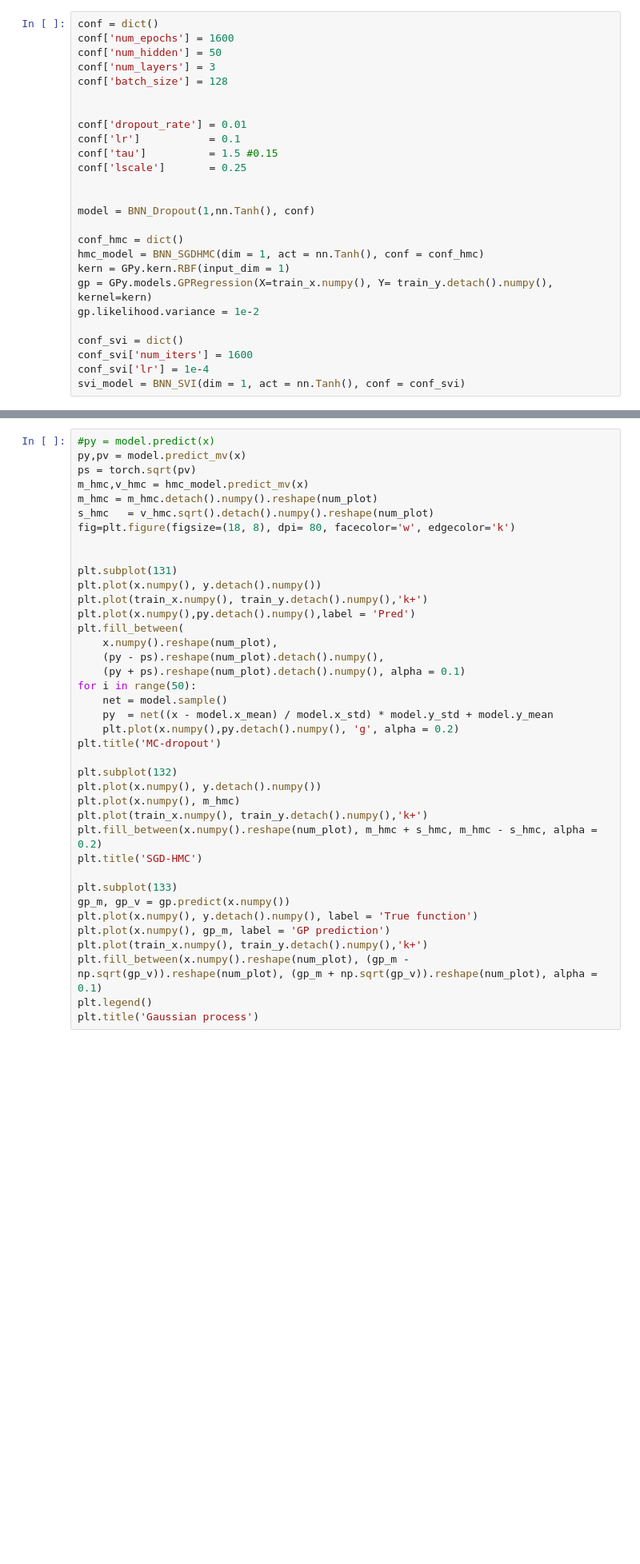
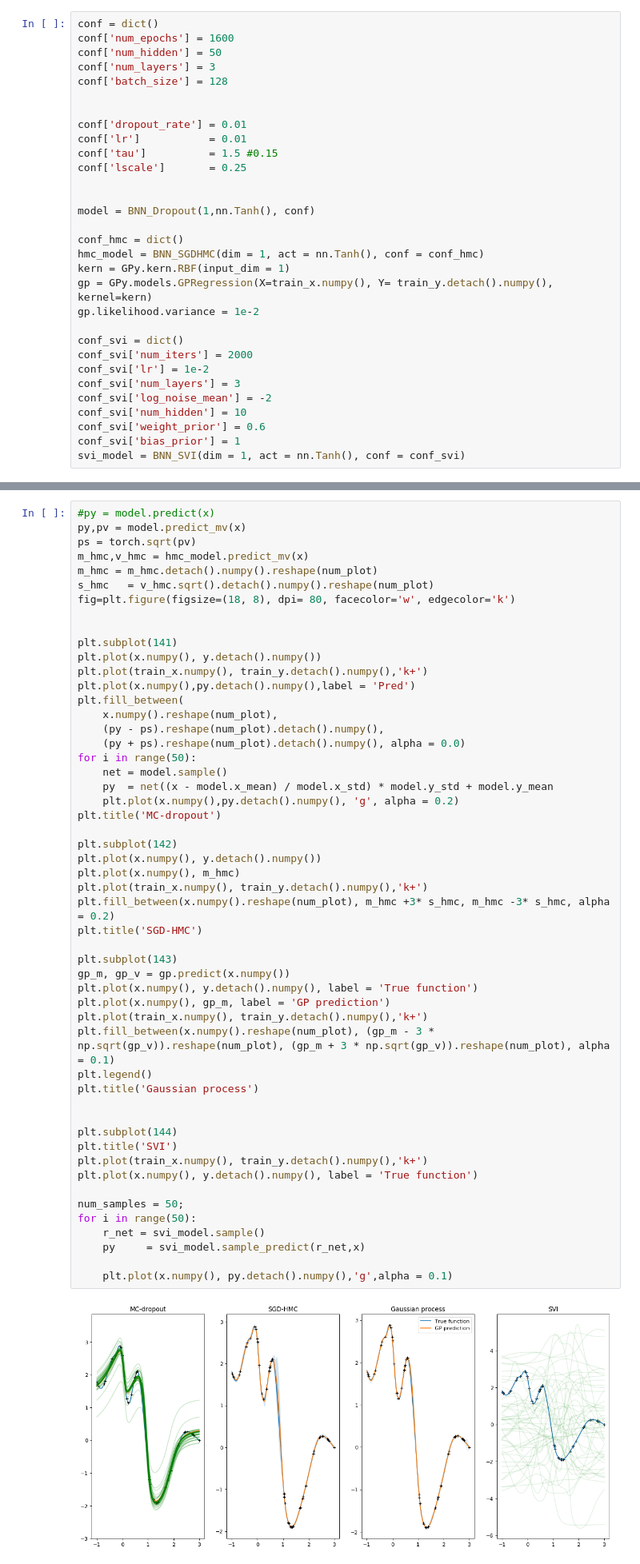
Before and after one commit to Alaya-in-Matrix/BNN, a Jupyter notebook: test_nn.ipynb, the cells around one changed output, grey strips where cells are left out. Shown: that part at 80% size. Cells and saved outputs as stored; diff of their text form; blank space fills up the shorter version.

Commit message:
An implementation of SVI that works (badly) on 1-D function

```diff
--- a/test_nn.ipynb
+++ b/test_nn.ipynb
@@ -37,7 +38,7 @@ conf['batch_size'] = 128
 
 
 conf['dropout_rate'] = 0.01
-conf['lr']           = 0.1
+conf['lr']           = 0.01
 conf['tau']          = 1.5 #0.15
 conf['lscale']       = 0.25
 
@@ -51,8 +52,13 @@ gp = GPy.models.GPRegression(X=train_x.numpy(), Y= train_y.detach().numpy(), ker
 gp.likelihood.variance = 1e-2
 
 conf_svi = dict()
-conf_svi['num_iters'] = 1600
-conf_svi['lr'] = 1e-4
+conf_svi['num_iters'] = 2000
+conf_svi['lr'] = 1e-2
+conf_svi['num_layers'] = 3
+conf_svi['log_noise_mean'] = -2
+conf_svi['num_hidden'] = 10
+conf_svi['weight_prior'] = 0.6
+conf_svi['bias_prior'] = 1
 svi_model = BNN_SVI(dim = 1, act = nn.Tanh(), conf = conf_svi)
 # %%
 svi_model.train(train_x, train_y)
@@ -70,36 +130,51 @@ py,pv = model.predict_mv(x)
 ps = torch.sqrt(pv)
 m_hmc,v_hmc = hmc_model.predict_mv(x)
 m_hmc = m_hmc.detach().numpy().reshape(num_plot)
 s_hmc   = v_hmc.sqrt().detach().numpy().reshape(num_plot)
 fig=plt.figure(figsize=(18, 8), dpi= 80, facecolor='w', edgecolor='k')
 
 
-plt.subplot(131)
+plt.subplot(141)
 plt.plot(x.numpy(), y.detach().numpy())
 plt.plot(train_x.numpy(), train_y.detach().numpy(),'k+')
 plt.plot(x.numpy(),py.detach().numpy(),label = 'Pred')
 plt.fill_between(
     x.numpy().reshape(num_plot),
     (py - ps).reshape(num_plot).detach().numpy(),
-    (py + ps).reshape(num_plot).detach().numpy(), alpha = 0.1)
+    (py + ps).reshape(num_plot).detach().numpy(), alpha = 0.0)
 for i in range(50):
     net = model.sample()
     py  = net((x - model.x_mean) / model.x_std) * model.y_std + model.y_mean
     plt.plot(x.numpy(),py.detach().numpy(), 'g', alpha = 0.2)
 plt.title('MC-dropout')
 
-plt.subplot(132)
+plt.subplot(142)
 plt.plot(x.numpy(), y.detach().numpy())
 plt.plot(x.numpy(), m_hmc)
 plt.plot(train_x.numpy(), train_y.detach().numpy(),'k+')
-plt.fill_between(x.numpy().reshape(num_plot), m_hmc + s_hmc, m_hmc - s_hmc, alpha = 0.2)
+plt.fill_between(x.numpy().reshape(num_plot), m_hmc +3* s_hmc, m_hmc -3* s_hmc, alpha = 0.2)
 plt.title('SGD-HMC')
 
-plt.subplot(133)
+plt.subplot(143)
 gp_m, gp_v = gp.predict(x.numpy())
 plt.plot(x.numpy(), y.detach().numpy(), label = 'True function')
 plt.plot(x.numpy(), gp_m, label = 'GP prediction')
 plt.plot(train_x.numpy(), train_y.detach().numpy(),'k+')
-plt.fill_between(x.numpy().reshape(num_plot), (gp_m - np.sqrt(gp_v)).reshape(num_plot), (gp_m + np.sqrt(gp_v)).reshape(num_plot), alpha = 0.1)
+plt.fill_between(x.numpy().reshape(num_plot), (gp_m - 3 * np.sqrt(gp_v)).reshape(num_plot), (gp_m + 3 * np.sqrt(gp_v)).reshape(num_plot), alpha = 0.1)
 plt.legend()
 plt.title('Gaussian process')
+
+
+plt.subplot(144)
+plt.title('SVI')
+plt.plot(train_x.numpy(), train_y.detach().numpy(),'k+')
+plt.plot(x.numpy(), y.detach().numpy(), label = 'True function')
+
+num_samples = 50;
+for i in range(50):
+    r_net = svi_model.sample()
+    py     = svi_model.sample_predict(r_net,x)
+
+    plt.plot(x.numpy(), py.detach().numpy(),'g',alpha = 0.1)
+# %% [output]
+[figure, added]
```
Also changed, not shown: parts of 7 cells of this notebook, 4 other files.
